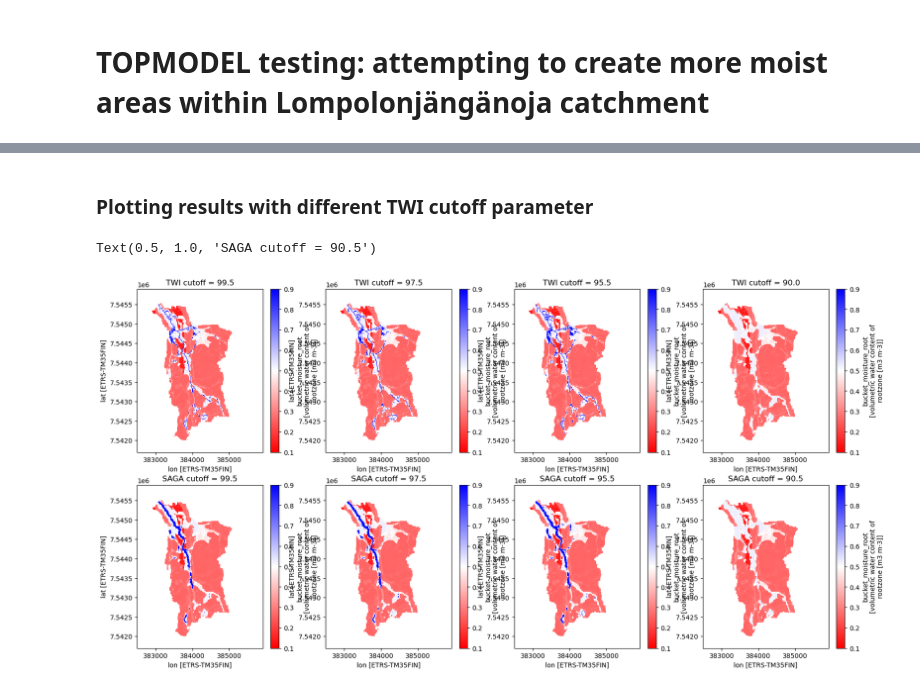
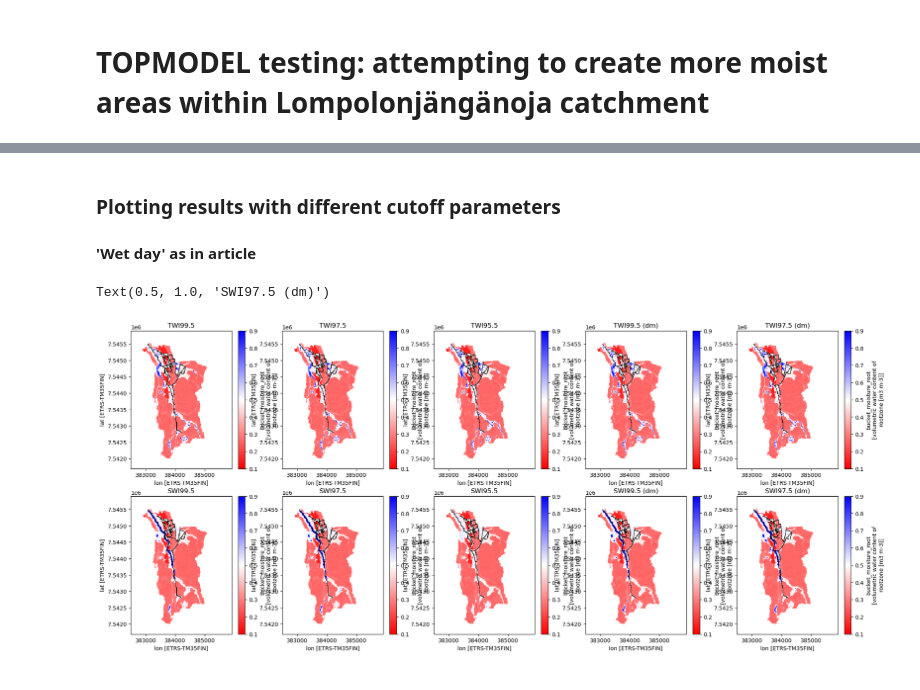
Before and after one commit to jpnousu/SpaFHy_v2.0, a Jupyter notebook: topmodel_test.ipynb, the cells around one changed output, grey strips where cells are left out. Drawn from its saved outputs; the diff is of its cells as text; code cells hidden in the pictures.

```diff
--- a/topmodel_test.ipynb
+++ b/topmodel_test.ipynb
@@ -21,7 +37,10 @@ twi1 = xr.open_dataset(file1)
 twi2 = xr.open_dataset(file2)
 twi3 = xr.open_dataset(file3)
 twi4 = xr.open_dataset(file4)
+twi5 = xr.open_dataset(file9)
+
 swi1 = xr.open_dataset(file5)
 swi2 = xr.open_dataset(file6)
 swi3 = xr.open_dataset(file7)
 swi4 = xr.open_dataset(file8)
+swi5 = xr.open_dataset(file10)
@@ -122,32 +173,50 @@ plt.subplot(2,2,4)
 # %% [markdown]
-### Plotting results with different TWI cutoff parameter
+### Plotting results with different cutoff parameters
+#### 'Wet day' as in article
 # %%
-plt.figure(figsize=(20,10))
-ax = plt.subplot(2,4,1)
-#results['soil_ground_water_level'][-1,:,:].plot(cmap='coolwarm_r', vmin=-4, vmax=4)
-twi1['bucket_moisture_root'].sel(time='2021-06-17').plot(cmap='bwr_r', vmin=0.1, vmax=0.9)
-plt.title('TWI cutoff = 99.5')
-plt.subplot(2,4,2, sharex=ax, sharey=ax)
-twi2['bucket_moisture_root'].sel(time='2021-06-17').plot(cmap='bwr_r', vmin=0.1, vmax=0.9)
-plt.title('TWI cutoff = 97.5')
-plt.subplot(2,4,3, sharex=ax, sharey=ax)
-twi3['bucket_moisture_root'].sel(time='2021-06-17').plot(cmap='bwr_r', vmin=0.1, vmax=0.9)
-plt.title('TWI cutoff = 95.5')
-plt.subplot(2,4,4, sharex=ax, sharey=ax)
-twi4['bucket_moisture_root'].sel(time='2021-06-17').plot(cmap='bwr_r', vmin=0.1, vmax=0.9)
-plt.title('TWI cutoff = 90.0')
-plt.subplot(2,4,5, sharex=ax, sharey=ax)
-swi1['bucket_moisture_root'].sel(time='2021-06-17').plot(cmap='bwr_r', vmin=0.1, vmax=0.9)
-plt.title('SAGA cutoff = 99.5')
-plt.subplot(2,4,6, sharex=ax, sharey=ax)
-swi2['bucket_moisture_root'].sel(time='2021-06-17').plot(cmap='bwr_r', vmin=0.1, vmax=0.9)
-plt.title('SAGA cutoff = 97.5')
-plt.subplot(2,4,7, sharex=ax, sharey=ax)
-swi3['bucket_moisture_root'].sel(time='2021-06-17').plot(cmap='bwr_r', vmin=0.1, vmax=0.9)
-plt.title('SAGA cutoff = 95.5')
-plt.subplot(2,4,8, sharex=ax, sharey=ax)
-swi4['bucket_moisture_root'].sel(time='2021-06-17').plot(cmap='bwr_r', vmin=0.1, vmax=0.9)
-plt.title('SAGA cutoff = 90.5')
+date = '2021-06-17'
+
+plt.figure(figsize=(24,10))
+ax = plt.subplot(2,5,1)
+twi1['bucket_moisture_root'].sel(time=date).plot(cmap='bwr_r', vmin=0.1, vmax=0.9)
+twi5['parameters_ditches'].plot(cmap='binary', vmin=-11, vmax=-1, add_colorbar=False)
+plt.title('TWI99.5')
+plt.subplot(2,5,2, sharex=ax, sharey=ax)
+twi2['bucket_moisture_root'].sel(time=date).plot(cmap='bwr_r', vmin=0.1, vmax=0.9)
+twi5['parameters_ditches'].plot(cmap='binary', vmin=-11, vmax=-1, add_colorbar=False)
+plt.title('TWI97.5')
+plt.subplot(2,5,3, sharex=ax, sharey=ax)
+twi3['bucket_moisture_root'].sel(time=date).plot(cmap='bwr_r', vmin=0.1, vmax=0.9)
+twi5['parameters_ditches'].plot(cmap='binary', vmin=-11, vmax=-1, add_colorbar=False)
+plt.title('TWI95.5')
+plt.subplot(2,5,4, sharex=ax, sharey=ax)
+twi4['bucket_moisture_root'].sel(time=date).plot(cmap='bwr_r', vmin=0.1, vmax=0.9)
+twi5['parameters_ditches'].plot(cmap='binary', vmin=-11, vmax=-1, add_colorbar=False)
+plt.title('TWI99.5 (dm)')
+plt.subplot(2,5,5, sharex=ax, sharey=ax)
+twi5['bucket_moisture_root'].sel(time=date).plot(cmap='bwr_r', vmin=0.1, vmax=0.9)
+twi5['parameters_ditches'].plot(cmap='binary', vmin=-11, vmax=-1, add_colorbar=False)
+plt.title('TWI97.5 (dm)')
+plt.subplot(2,5,6, sharex=ax, sharey=ax)
+swi1['bucket_moisture_root'].sel(time=date).plot(cmap='bwr_r', vmin=0.1, vmax=0.9)
+swi5['parameters_ditches'].plot(cmap='binary', vmin=-11, vmax=-1, add_colorbar=False)
+plt.title('SWI99.5')
+plt.subplot(2,5,7, sharex=ax, sharey=ax)
+swi2['bucket_moisture_root'].sel(time=date).plot(cmap='bwr_r', vmin=0.1, vmax=0.9)
+swi5['parameters_ditches'].plot(cmap='binary', vmin=-11, vmax=-1, add_colorbar=False)
+plt.title('SWI97.5')
+plt.subplot(2,5,8, sharex=ax, sharey=ax)
+swi3['bucket_moisture_root'].sel(time=date).plot(cmap='bwr_r', vmin=0.1, vmax=0.9)
+swi5['parameters_ditches'].plot(cmap='binary', vmin=-11, vmax=-1, add_colorbar=False)
+plt.title('SWI95.5')
+plt.subplot(2,5,9, sharex=ax, sharey=ax)
+swi4['bucket_moisture_root'].sel(time=date).plot(cmap='bwr_r', vmin=0.1, vmax=0.9)
+swi5['parameters_ditches'].plot(cmap='binary', vmin=-11, vmax=-1, add_colorbar=False)
+plt.title('SWI99.5 (dm)')
+plt.subplot(2,5,10, sharex=ax, sharey=ax)
+swi5['bucket_moisture_root'].sel(time=date).plot(cmap='bwr_r', vmin=0.1, vmax=0.9)
+swi5['parameters_ditches'].plot(cmap='binary', vmin=-11, vmax=-1, add_colorbar=False)
+plt.title('SWI97.5 (dm)')
 # %% [output]
-Text(0.5, 1.0, 'SAGA cutoff = 90.5')
+Text(0.5, 1.0, 'SWI97.5 (dm)')
-[figure, old version]
+[figure, new version]
```
Also changed, not shown: parts of 15 cells of this notebook, 9 other files.
